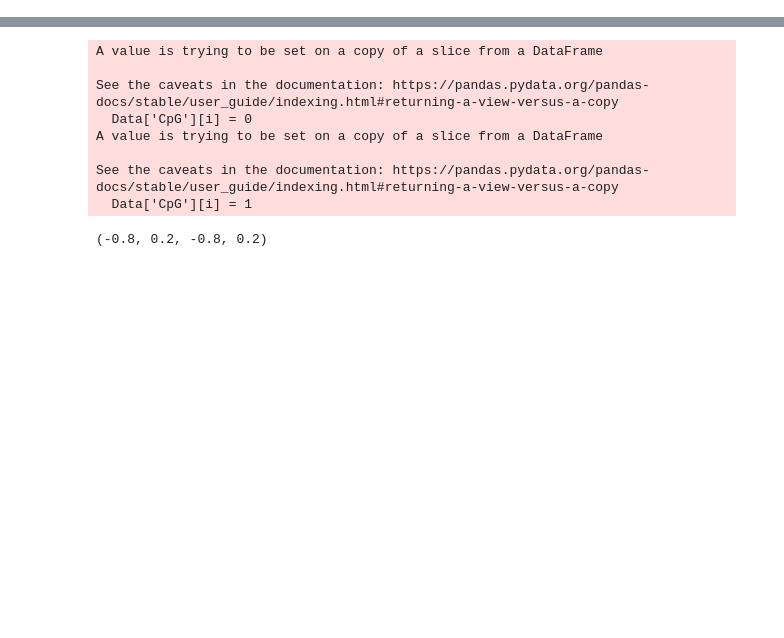
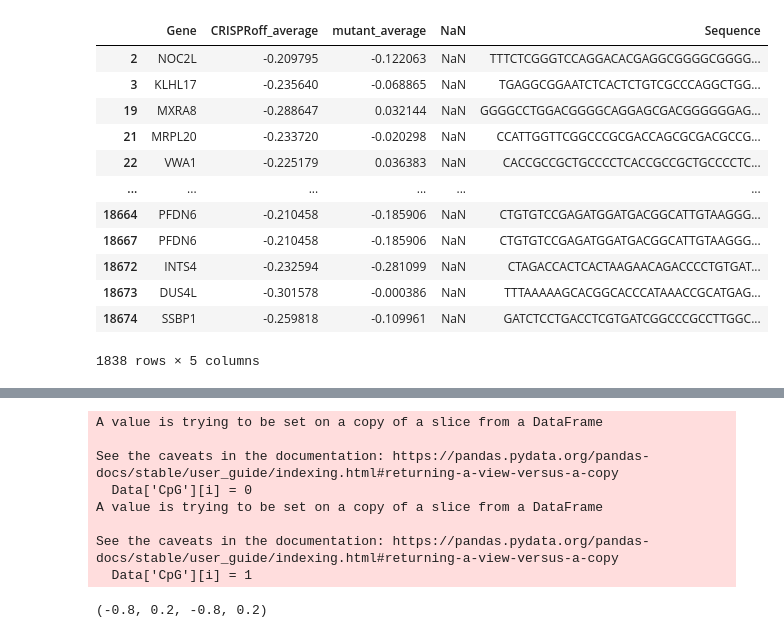
Before and after one commit to sermare/DeepOff, a Jupyter notebook: Workflow-DeepOff.ipynb, the cells around one changed output, grey strips where cells are left out. Cells and saved outputs as stored; diff of their text form; code cells hidden in the pictures; blank space fills up the shorter version.

```diff
--- a/Workflow-DeepOff.ipynb
+++ b/Workflow-DeepOff.ipynb
@@ -0,0 +6,18 @@
+# %%
+Scores = pd.read_csv('/Users/sergiomares/The_table.txt',sep = ' ',  header = None)
+Scores.columns = ['Gene','CRISPRoff_average','mutant_average','NaN','Sequence']
+Scores.loc[Scores['CRISPRoff_average'] < -0.2]
+# %% [output]
+|  | Gene | CRISPRoff_average | mutant_average | NaN | Sequence |
+| 2 | NOC2L | -0.209795 | -0.122063 | NaN | TTTCTCGGGTCCAGGACACGAGGCGGGGCGGGG... |
+| 3 | KLHL17 | -0.235640 | -0.068865 | NaN | TGAGGCGGAATCTCACTCTGTCGCCCAGGCTGG... |
+| 19 | MXRA8 | -0.288647 | 0.032144 | NaN | GGGGCCTGGACGGGGCAGGAGCGACGGGGGGAG... |
+| 21 | MRPL20 | -0.233720 | -0.020298 | NaN | CCATTGGTTCGGCCCGCGACCAGCGCGACGCCG... |
+| 22 | VWA1 | -0.225179 | 0.036383 | NaN | CACCGCCGCTGCCCCTCACCGCCGCTGCCCCTC... |
+| ... | ... | ... | ... | ... | ... |
+| 18664 | PFDN6 | -0.210458 | -0.185906 | NaN | CTGTGTCCGAGATGGATGACGGCATTGTAAGGG... |
+| 18667 | PFDN6 | -0.210458 | -0.185906 | NaN | CTGTGTCCGAGATGGATGACGGCATTGTAAGGG... |
+| 18672 | INTS4 | -0.232594 | -0.281099 | NaN | CTAGACCACTCACTAAGAACAGACCCCTGTGAT... |
+| 18673 | DUS4L | -0.301578 | -0.000386 | NaN | TTTAAAAAGCACGGCACCCATAAACCGCATGAG... |
+| 18674 | SSBP1 | -0.259818 | -0.109961 | NaN | GATCTCCTGACCTCGTGATCGGCCCGCCTTGGC... |
+1838 rows × 5 columns
```
Also changed, not shown: parts of 5 cells of this notebook.
